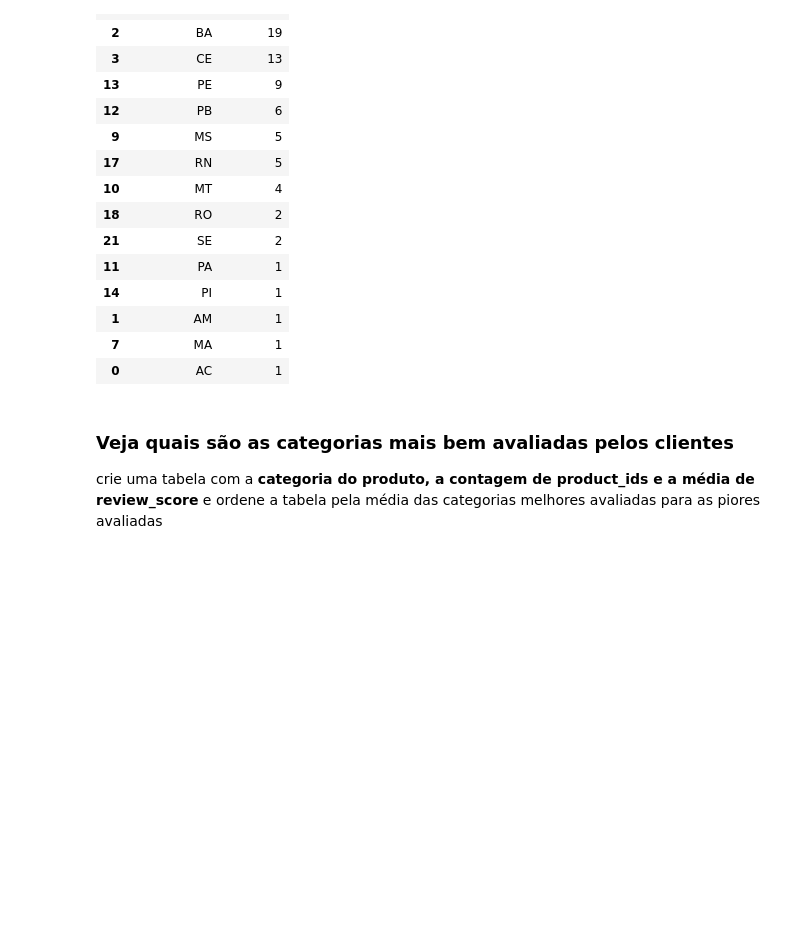
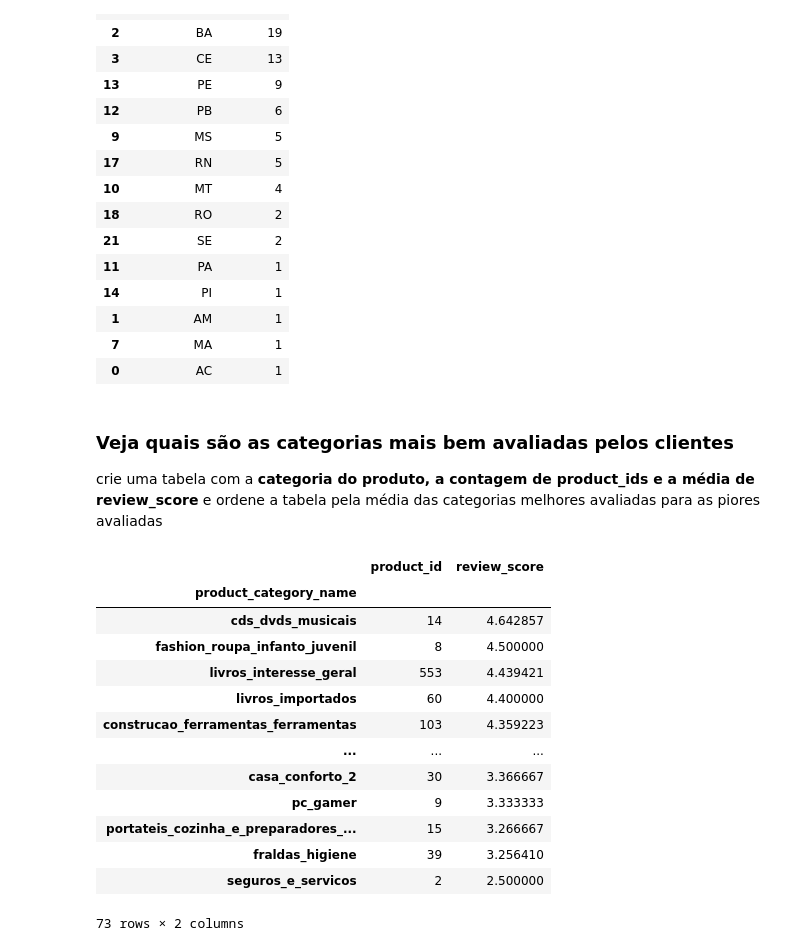
Before and after one commit to ossamum/aulas-mesttra, a Jupyter notebook: SQL/Aula 04 - SQL - Exercícios.ipynb, the cells around one changed output. Drawn from its saved outputs; the diff is of its cells as text; code cells hidden in the pictures; blank space fills up the shorter version.

```diff
--- a/SQL/Aula 04 - SQL - Exercícios.ipynb
+++ b/SQL/Aula 04 - SQL - Exercícios.ipynb
@@ -494,3 +524,38 @@ df[df['seller_id']<50].sort_values('seller_id', ascending=False)
 ### Veja quais são as categorias mais bem avaliadas pelos clientes
 
 crie uma tabela com a **categoria do produto, a contagem de product_ids e a média de review_score** e ordene a tabela pela média das categorias melhores avaliadas para as piores avaliadas
+# %%
+query = 'SELECT * FROM OrderReviews'
+df_OrderReviews = pd.read_sql(query, con)
+
+query = 'SELECT * FROM Orders'
+df_Orders = pd.read_sql(query, con)
+
+query = 'SELECT * FROM OrderItems'
+df_OrderItems = pd.read_sql(query, con)
+
+query = 'SELECT * FROM Products'
+df_Products = pd.read_sql(query, con)
+# %%
+df_OrderReviews\
+    .merge(df_Orders, how='inner', on='order_id')\
+    .merge(df_OrderItems, how='inner', on='order_id')\
+    .merge(df_Products, how='inner', on='product_id')\
+    .groupby('product_category_name')\
+    .agg({'product_id': 'count', 'review_score': 'mean'})\
+    .sort_values('review_score', ascending=False)
+# %% [output]
+|  | product_id | review_score |
+| product_category_name |  |  |
+| cds_dvds_musicais | 14 | 4.642857 |
+| fashion_roupa_infanto_juvenil | 8 | 4.500000 |
+| livros_interesse_geral | 553 | 4.439421 |
+| livros_importados | 60 | 4.400000 |
+| construcao_ferramentas_ferramentas | 103 | 4.359223 |
+| ... | ... | ... |
+| casa_conforto_2 | 30 | 3.366667 |
+| pc_gamer | 9 | 3.333333 |
+| portateis_cozinha_e_preparadores_... | 15 | 3.266667 |
+| fraldas_higiene | 39 | 3.256410 |
+| seguros_e_servicos | 2 | 2.500000 |
+73 rows × 2 columns
```
Also changed, not shown: parts of 3 cells of this notebook.
